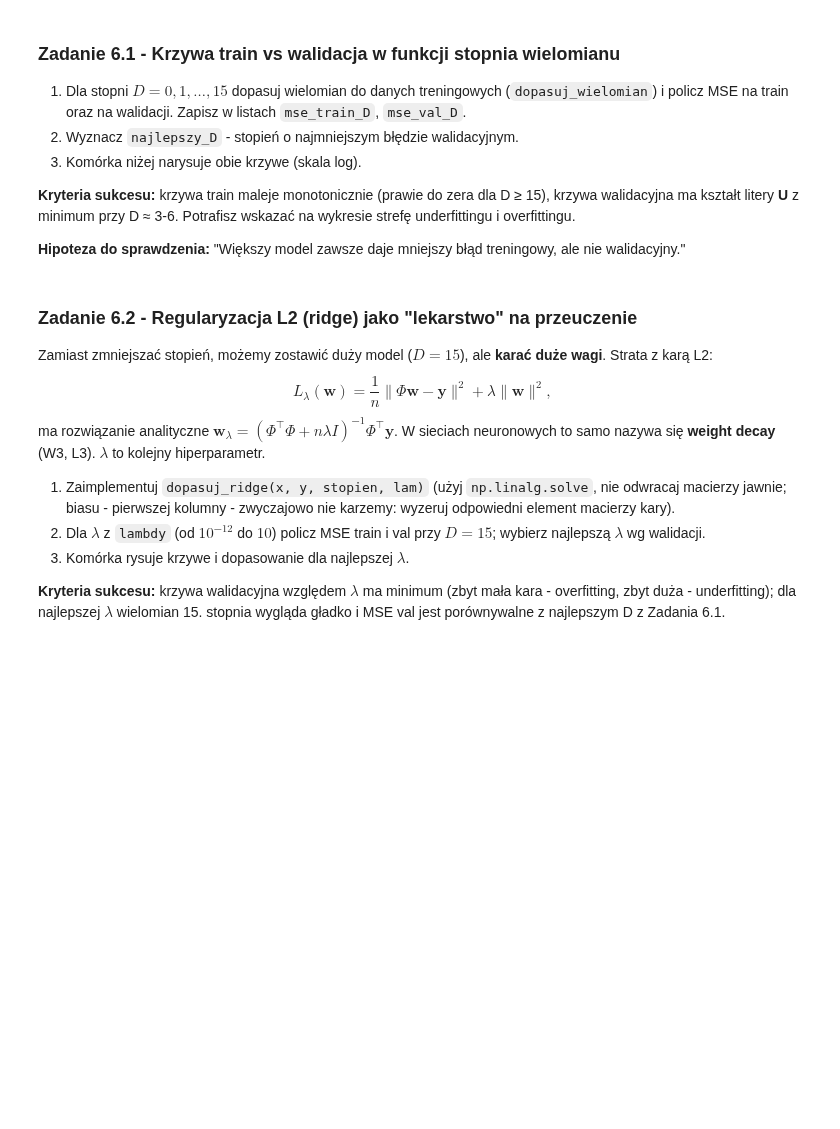
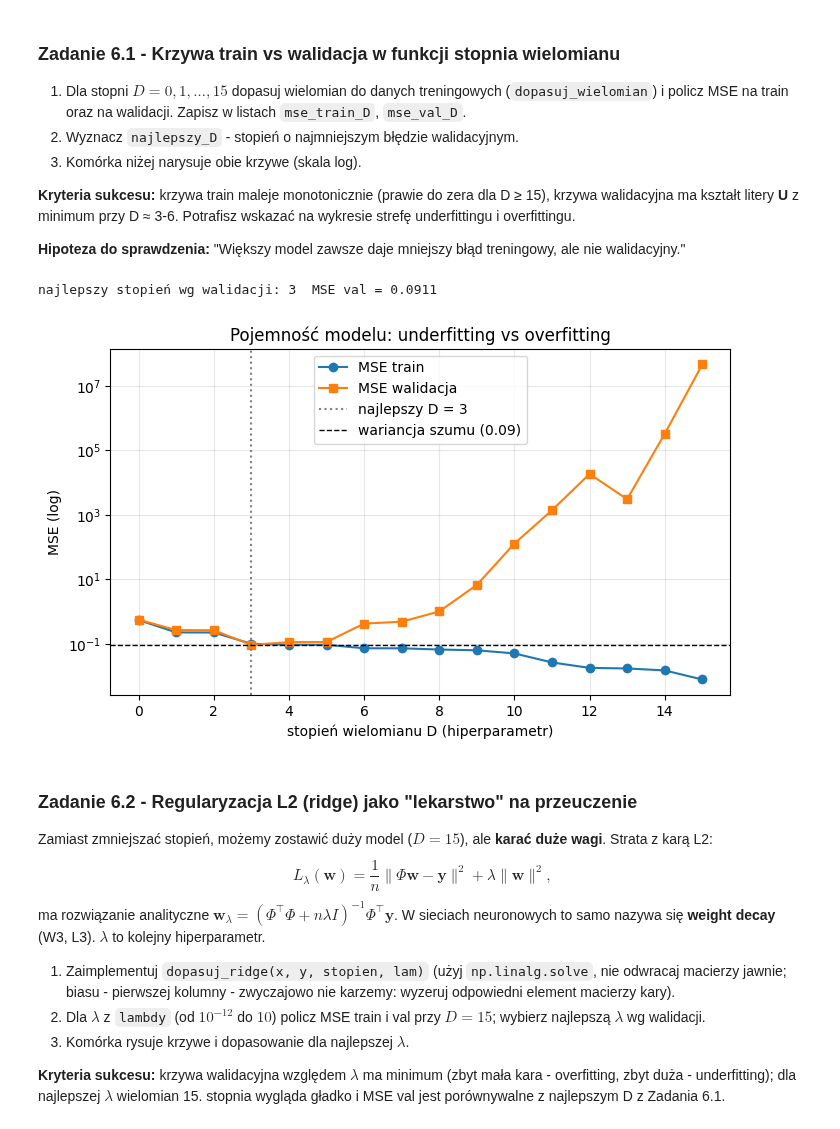
Before and after one commit to RJC2001/Uczenie-g-bokie-i-jego-zastosowania, a Jupyter notebook: 88274_LAB/Lab01_Srodowisko_tensory_gradient.ipynb, the cells around one changed output. Drawn from its saved outputs; the diff is of its cells as text; code cells hidden in the pictures; blank space fills up the shorter version.

```diff
--- a/88274_LAB/Lab01_Srodowisko_tensory_gradient.ipynb
+++ b/88274_LAB/Lab01_Srodowisko_tensory_gradient.ipynb
@@ -965,18 +1204,28 @@ plt.suptitle("Underfitting (D=1), dobre dopasowanie (D=4), overfitting (D=15)");
 **Hipoteza do sprawdzenia:** "Większy model zawsze daje mniejszy błąd treningowy, ale nie walidacyjny."
 # %%
 stopnie = list(range(16))
-# TODO: uzupełnij - pętla po stopniach, MSE train i val, najlepszy_D
+# pętla po stopniach
 mse_train_D, mse_val_D, najlepszy_D = [], [], None
+for D in stopnie:
+    wD = dopasuj_wielomian(x_trp, y_trp, D)
+    # MSE train i val
+    mse_train_D.append(mse(y_trp, poly_features(x_trp, D) @ wD))
+    mse_val_D.append(mse(y_vap, poly_features(x_vap, D) @ wD))
+# najlepszy_D
+najlepszy_D = int(np.argmin(mse_val_D))
 
 if mse_val_D:
     print("najlepszy stopień wg walidacji:", najlepszy_D, " MSE val =", round(mse_val_D[najlepszy_D], 4))
     plt.figure(figsize=(8, 4.5))
     plt.plot(stopnie, mse_train_D, "o-", label="MSE train")
     plt.plot(stopnie, mse_val_D, "s-", label="MSE walidacja")
     plt.axvline(najlepszy_D, color="gray", ls=":", label=f"najlepszy D = {najlepszy_D}")
     plt.axhline(0.3 ** 2, color="k", ls="--", lw=1, label="wariancja szumu (0.09)")
     plt.yscale("log"); plt.title("Pojemność modelu: underfitting vs overfitting")
     plt.xlabel("stopień wielomianu D (hiperparametr)"); plt.ylabel("MSE (log)"); plt.legend(); plt.grid(alpha=0.3, which="both"); plt.show()
+# %% [output]
+najlepszy stopień wg walidacji: 3  MSE val = 0.0911
+[figure, added]
 # %% [markdown]
 ### Zadanie 6.2 - Regularyzacja L2 (ridge) jako "lekarstwo" na przeuczenie
 Zamiast zmniejszać stopień, możemy zostawić duży model ($D = 15$), ale **karać duże wagi**. Strata z karą L2:
```
Also changed, not shown: parts of 38 cells of this notebook, 18 other files.
